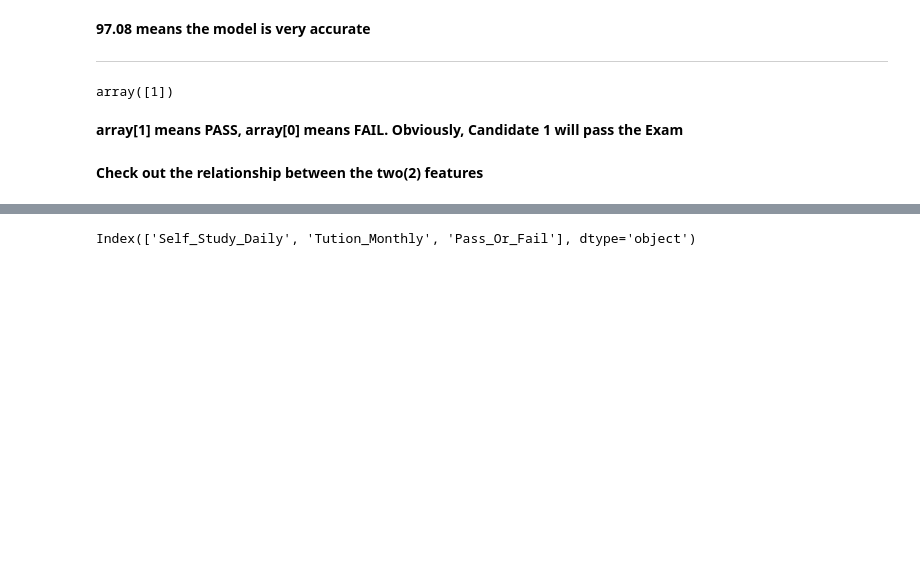
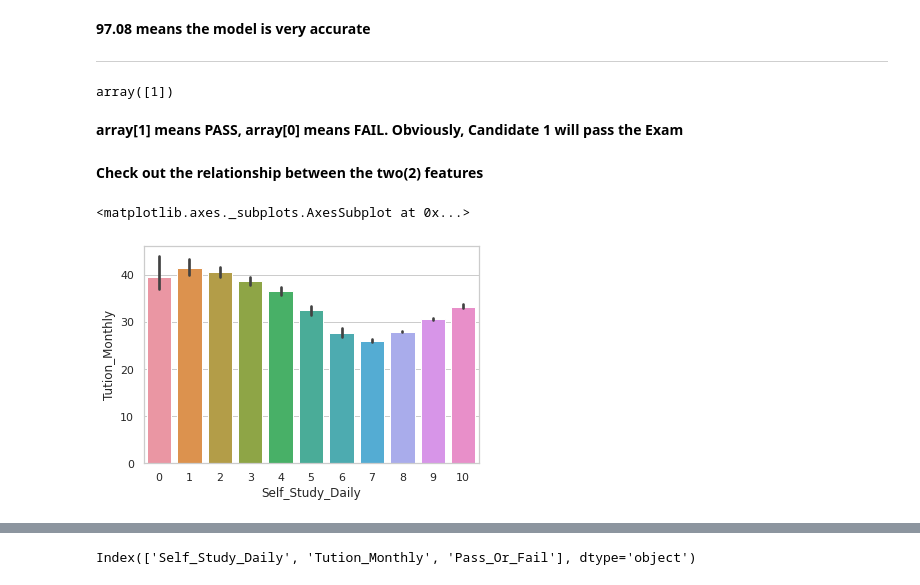
Before and after one commit to MaryAdewunmi/ExamResult-Prediction, a Jupyter notebook: Predicting_Exam_result.ipynb, the cells around one changed output, grey strips where cells are left out. Drawn from its saved outputs; the diff is of its cells as text; code cells hidden in the pictures; blank space fills up the shorter version.

```diff
--- a/Predicting_Exam_result.ipynb
+++ b/Predicting_Exam_result.ipynb
@@ -90,3 +191,10 @@ array([1])
 **array[1] means PASS, array[0] means FAIL. Obviously, Candidate 1 will pass the Exam**
 # %% [markdown]
 **Check out the relationship between the two(2) features**
+# %%
+
+sns.set_theme(style = "whitegrid")
+sns.barplot(x = "Self_Study_Daily",y = "Tution_Monthly", data = data)
+# %% [output]
+<matplotlib.axes._subplots.AxesSubplot at 0x...>
+[figure, added]
```
Also changed, not shown: parts of 22 cells of this notebook.
